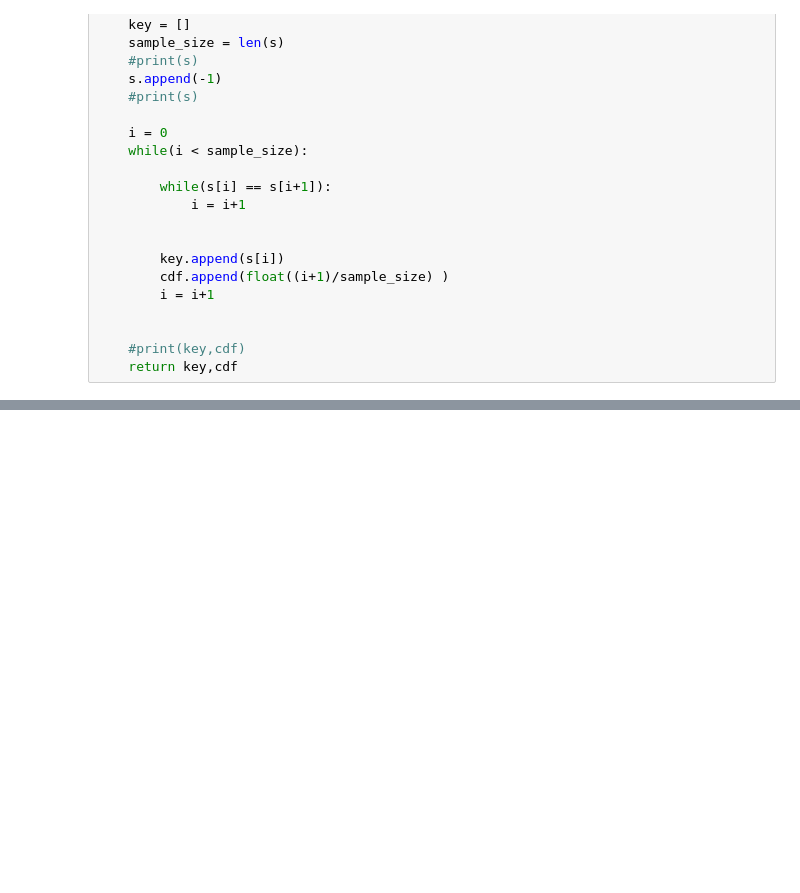
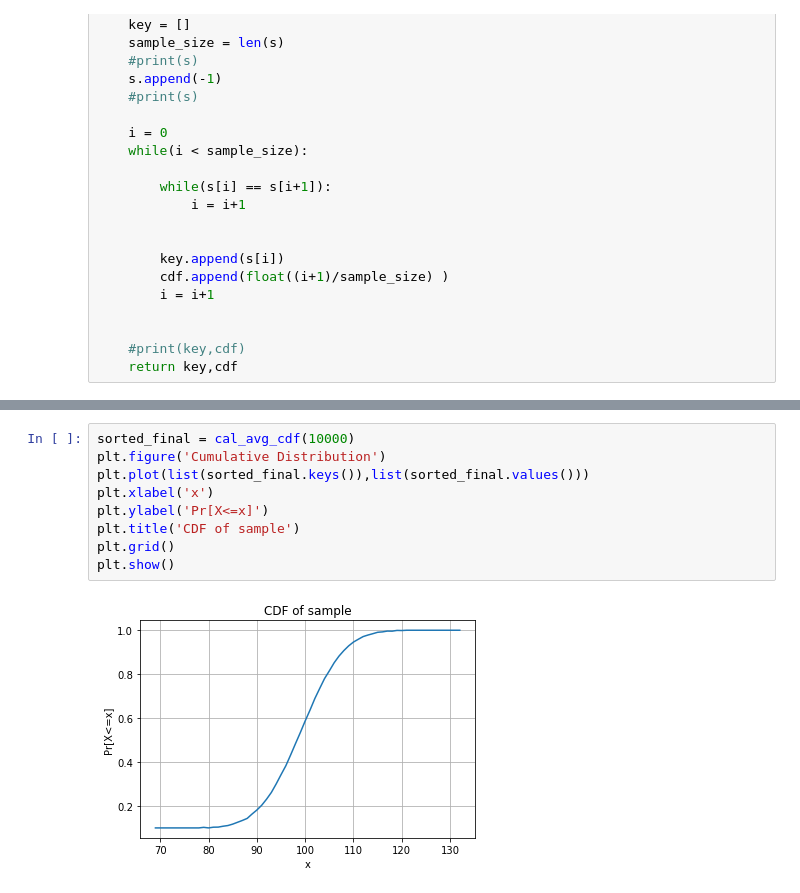
Before and after one commit to tonmoycsedu/Sample-CDF-Exploration, a Jupyter notebook: hw3.ipynb, the cells around one changed output, grey strips where cells are left out. Saved outputs shown, nothing was run; the diff lists cells and outputs as text; blank space fills up the shorter version.

```diff
--- a/hw3.ipynb
+++ b/hw3.ipynb
@@ -91,0 +86,11 @@ plt.show()
+# %%
+sorted_final = cal_avg_cdf(10000)
+plt.figure('Cumulative Distribution')
+plt.plot(list(sorted_final.keys()),list(sorted_final.values()))
+plt.xlabel('x')
+plt.ylabel('Pr[X<=x]')
+plt.title('CDF of sample')
+plt.grid()
+plt.show()
+# %% [output]
+[figure, added]
```
Also changed, not shown: parts of 6 cells of this notebook, 1 other file.
